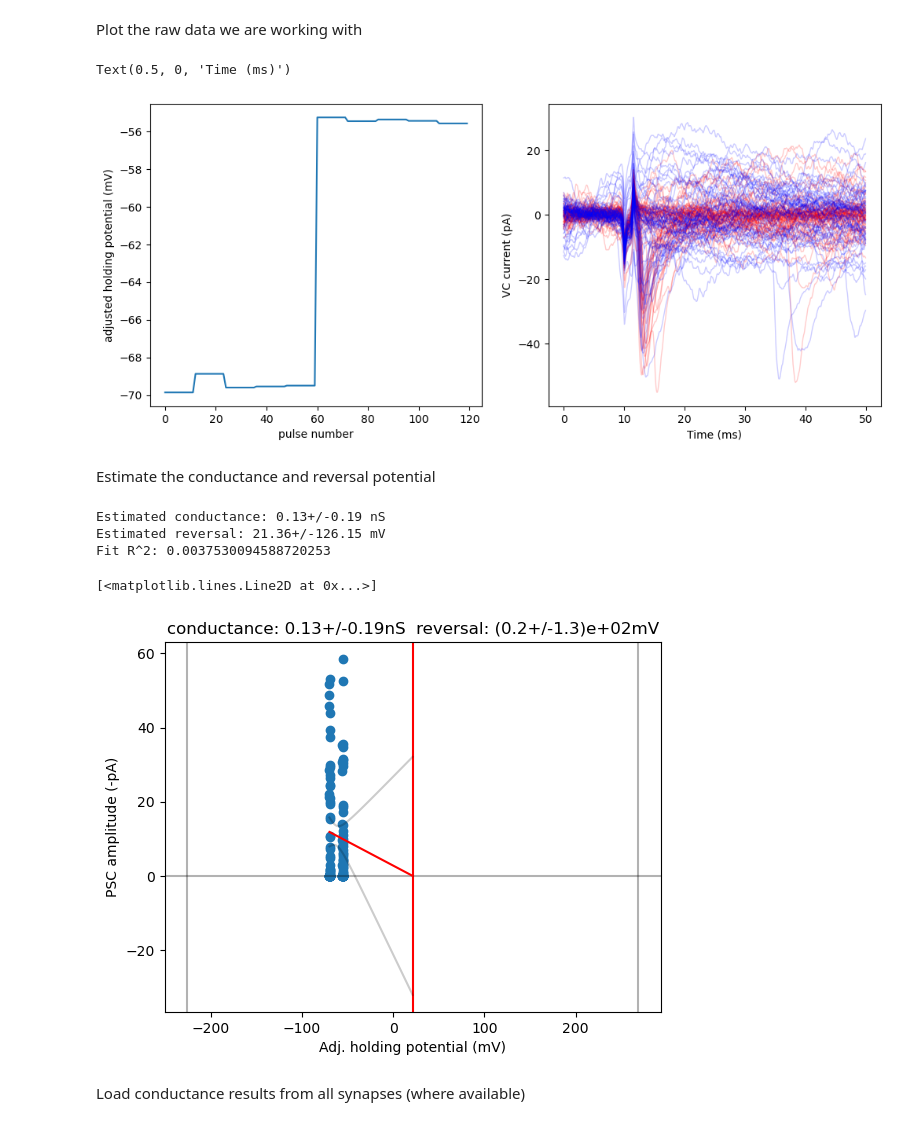
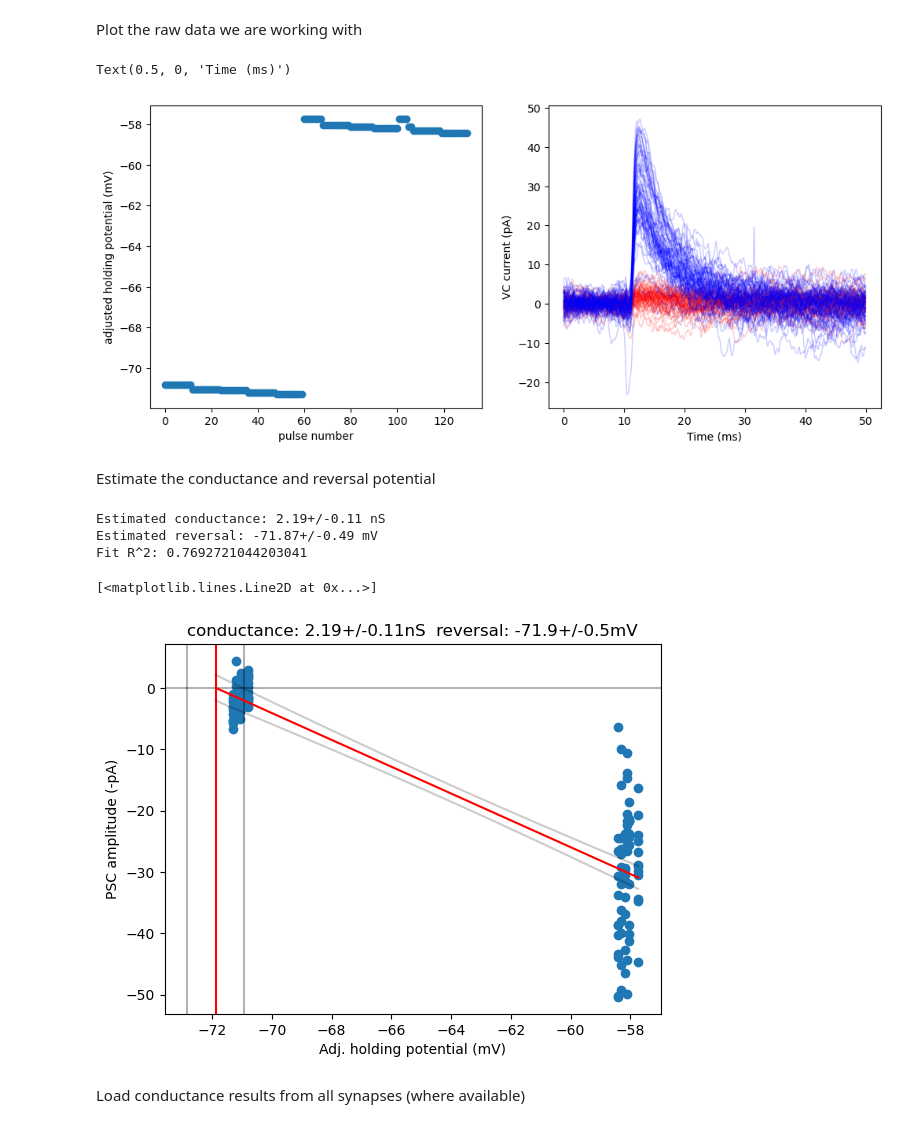
Before and after one commit to SophieW722/aisynphys, a Jupyter notebook: analyses/conductance.ipynb, the cells around one changed output. Drawn from its saved outputs; the diff is of its cells as text; code cells hidden in the pictures.

```diff
--- a/analyses/conductance.ipynb
+++ b/analyses/conductance.ipynb
@@ -14,10 +14,10 @@ Select a synapse to analyze
 # example_pair = syn[3]
 
 # inhibitory
-# example_pair = db.pair_from_ext_id('1614212743.568', '6', '4')
+example_pair = db.pair_from_ext_id('1614212743.568', '6', '4')
 
 # excitatory w/ failures, crosstalk
-example_pair = db.pair_from_ext_id('1625092356.185', '6', '7')
+# example_pair = db.pair_from_ext_id('1625092356.185', '6', '7')
 
 # example_pair = db.pair_from_ext_id('1596739041.999 1 6')
 
@@ -41,25 +41,25 @@ else:
 Plot the raw data we are working with
 # %%
 fig, ax = plt.subplots(1, 2, figsize=(12, 5))
-ax[0].plot(adj_holding * 1e3)
+ax[0].scatter(np.arange(len(adj_holding)), adj_holding * 1e3)
 ax[0].set_ylabel('adjusted holding potential (mV)')
 ax[0].set_xlabel('pulse number')
 
 from neuroanalysis.filter import bessel_filter
 prs = vc_data['pulse_responses']
 for pr in prs:
     ts = bessel_filter(pr.post_tseries.copy(), cutoff=2e3)
     ts.t0 = 0
     baseline = ts.time_slice(0, 10e-3).data.mean()
     holding = pr.recording.patch_clamp_recording.access_adj_baseline_potential
     amp = pr.pulse_response_fit.fit_amp
     color = 'red' if holding < -60e-3 else 'blue'
     ax[1].plot(ts.time_values * 1e3, (ts.data - baseline) * 1e12, alpha=0.2, color=color, linewidth=1)
 ax[1].set_ylabel('VC current (pA)')
 ax[1].set_xlabel('Time (ms)')
 # %% [output]
 Text(0.5, 0, 'Time (ms)')
-[figure, old version]
+[figure, new version]
 # %% [markdown]
 Estimate the conductance and reversal potential
 # %%
@@ -71,7 +71,9 @@ ax.set_xlabel('Adj. holding potential (mV)')
 ax.set_ylabel('PSC amplitude (-pA)')
 
 # calculate conductance and reversal potential
-conductance, reversal, r2 = conductance_pipeline.calculate_conductance(amps, adj_holding, syn_type=example_pair.synapse.synapse_type)
+syn_type = example_pair.synapse.synapse_type
+fixed_reversal = None if syn_type == 'in' else 10e-3
+conductance, reversal, r2 = conductance_pipeline.calculate_conductance(amps, adj_holding, syn_type=syn_type, fixed_reversal=fixed_reversal)
 
 print(f"Estimated conductance: {conductance*1e9:0.2f} nS")
 print(f"Estimated reversal: {reversal*1e3:0.2f} mV")
@@ -95,11 +97,11 @@ ax.plot(ci_x * 1e3, nom * -1e12, color='red')
 ax.plot(ci_x * 1e3, upper_ci * -1e12, color=(0, 0, 0, 0.2))
 ax.plot(ci_x * 1e3, lower_ci * -1e12, color=(0, 0, 0, 0.2))
 # %% [output]
-Estimated conductance: 0.13+/-0.19 nS
-Estimated reversal: 21.36+/-126.15 mV
-Fit R^2: 0.0037530094588720253
+Estimated conductance: 2.19+/-0.11 nS
+Estimated reversal: -71.87+/-0.49 mV
+Fit R^2: 0.7692721044203041
 [<matplotlib.lines.Line2D at 0x...>]
-[figure, old version]
+[figure, new version]
 # %% [markdown]
 Load conductance results from all synapses (where available)
 # %%
```
Also changed, not shown: parts of 9 cells of this notebook, 1 other file.
